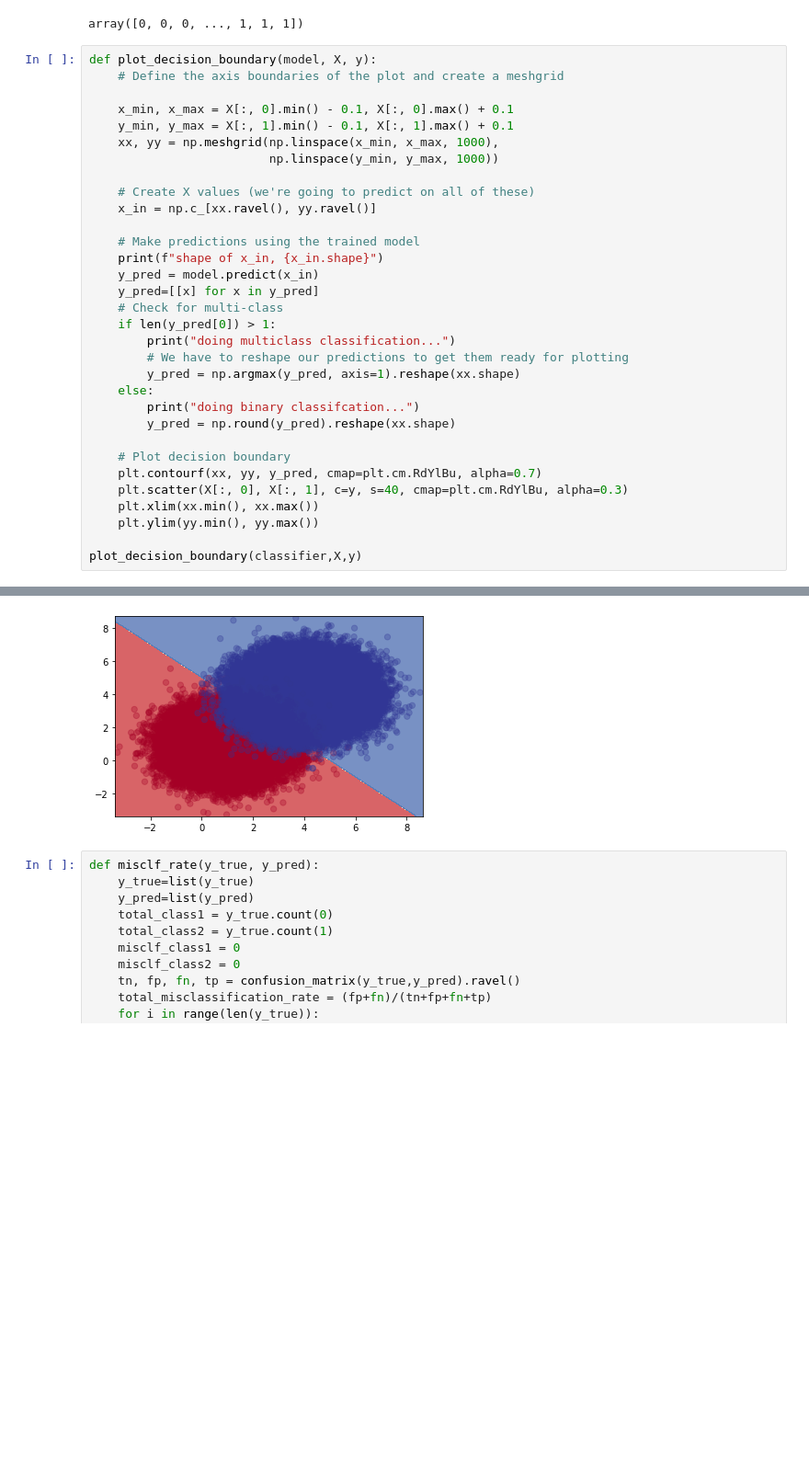
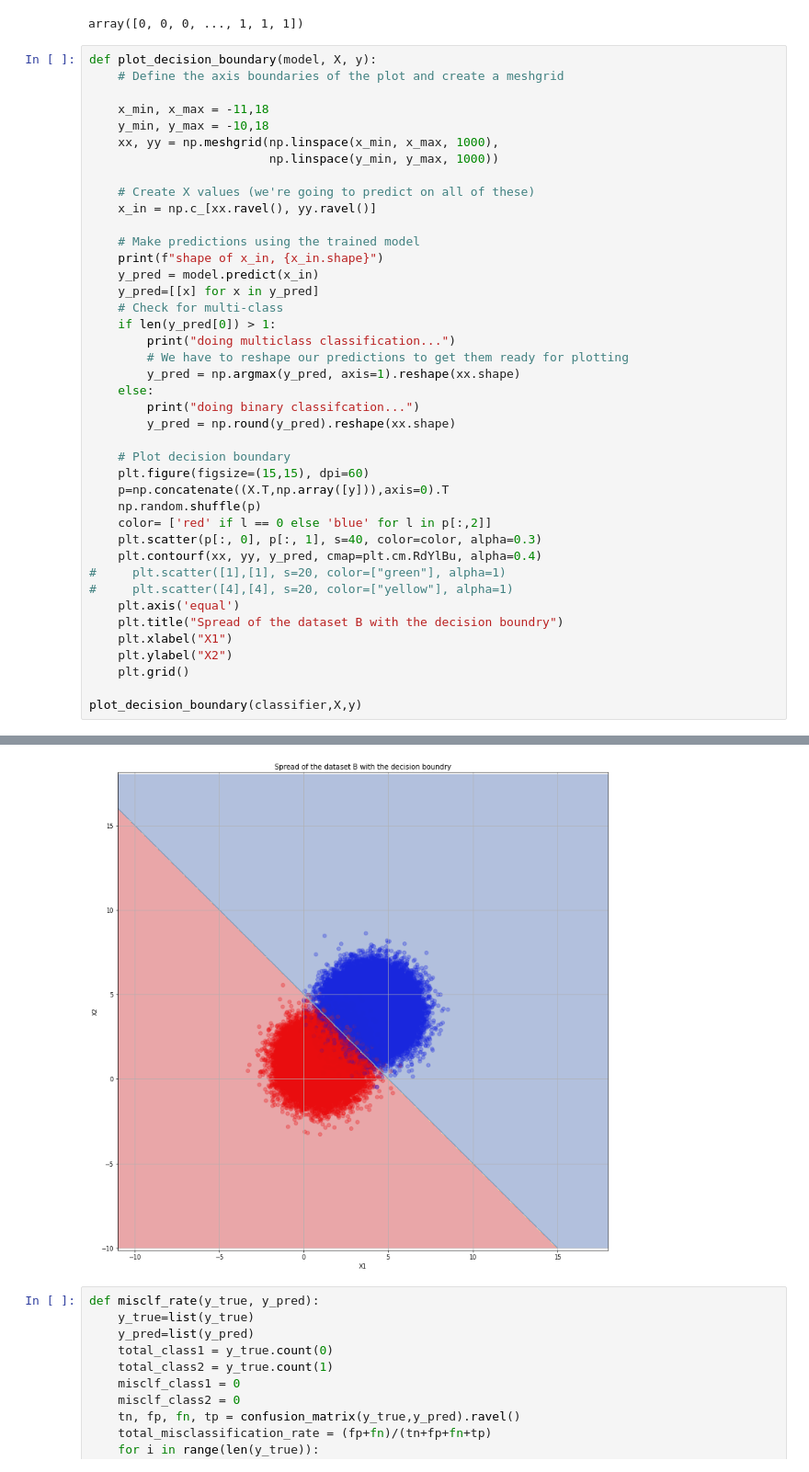
Before and after one commit to ShankarPoudel441/PR_assignments, a Jupyter notebook: assignment_1/utilities/Q3.ipynb, the cells around one changed output, grey strips where cells are left out. Shown at 92% size. Drawn from its saved outputs; the diff is of its cells as text; blank space fills up the shorter version.

Commit message:
Code completion of the first assignment with bug fix and better plot

```diff
--- a/assignment_1/utilities/Q3.ipynb
+++ b/assignment_1/utilities/Q3.ipynb
@@ -94,40 +94,49 @@ array([0, 0, 0, ..., 1, 1, 1])
 def plot_decision_boundary(model, X, y):
     # Define the axis boundaries of the plot and create a meshgrid
 
-    x_min, x_max = X[:, 0].min() - 0.1, X[:, 0].max() + 0.1
-    y_min, y_max = X[:, 1].min() - 0.1, X[:, 1].max() + 0.1
+    x_min, x_max = -11,18
+    y_min, y_max = -10,18
     xx, yy = np.meshgrid(np.linspace(x_min, x_max, 1000),
                          np.linspace(y_min, y_max, 1000))
 
     # Create X values (we're going to predict on all of these)
     x_in = np.c_[xx.ravel(), yy.ravel()]
 
     # Make predictions using the trained model
     print(f"shape of x_in, {x_in.shape}")
     y_pred = model.predict(x_in)
     y_pred=[[x] for x in y_pred]
     # Check for multi-class
     if len(y_pred[0]) > 1:
         print("doing multiclass classification...")
         # We have to reshape our predictions to get them ready for plotting
         y_pred = np.argmax(y_pred, axis=1).reshape(xx.shape)
     else:
         print("doing binary classifcation...")
         y_pred = np.round(y_pred).reshape(xx.shape)
 
     # Plot decision boundary
-    plt.contourf(xx, yy, y_pred, cmap=plt.cm.RdYlBu, alpha=0.7)
-    plt.scatter(X[:, 0], X[:, 1], c=y, s=40, cmap=plt.cm.RdYlBu, alpha=0.3)
-    plt.xlim(xx.min(), xx.max())
-    plt.ylim(yy.min(), yy.max())
+    plt.figure(figsize=(15,15), dpi=60)
+    p=np.concatenate((X.T,np.array([y])),axis=0).T
+    np.random.shuffle(p)
+    color= ['red' if l == 0 else 'blue' for l in p[:,2]]
+    plt.scatter(p[:, 0], p[:, 1], s=40, color=color, alpha=0.3)
+    plt.contourf(xx, yy, y_pred, cmap=plt.cm.RdYlBu, alpha=0.4)
+#     plt.scatter([1],[1], s=20, color=["green"], alpha=1)
+#     plt.scatter([4],[4], s=20, color=["yellow"], alpha=1)
+    plt.axis('equal')
+    plt.title("Spread of the dataset B with the decision boundry")
+    plt.xlabel("X1")
+    plt.ylabel("X2")
+    plt.grid()
 
 plot_decision_boundary(classifier,X,y)
 # %% [output]
 shape of x_in, (1000000, 2)
 1000000
 1000000
 doing binary classifcation...
-[figure, old version]
+[figure, new version]
 # %%
 def misclf_rate(y_true, y_pred):
     y_true=list(y_true)
```
Also changed, not shown: 3 other files.
